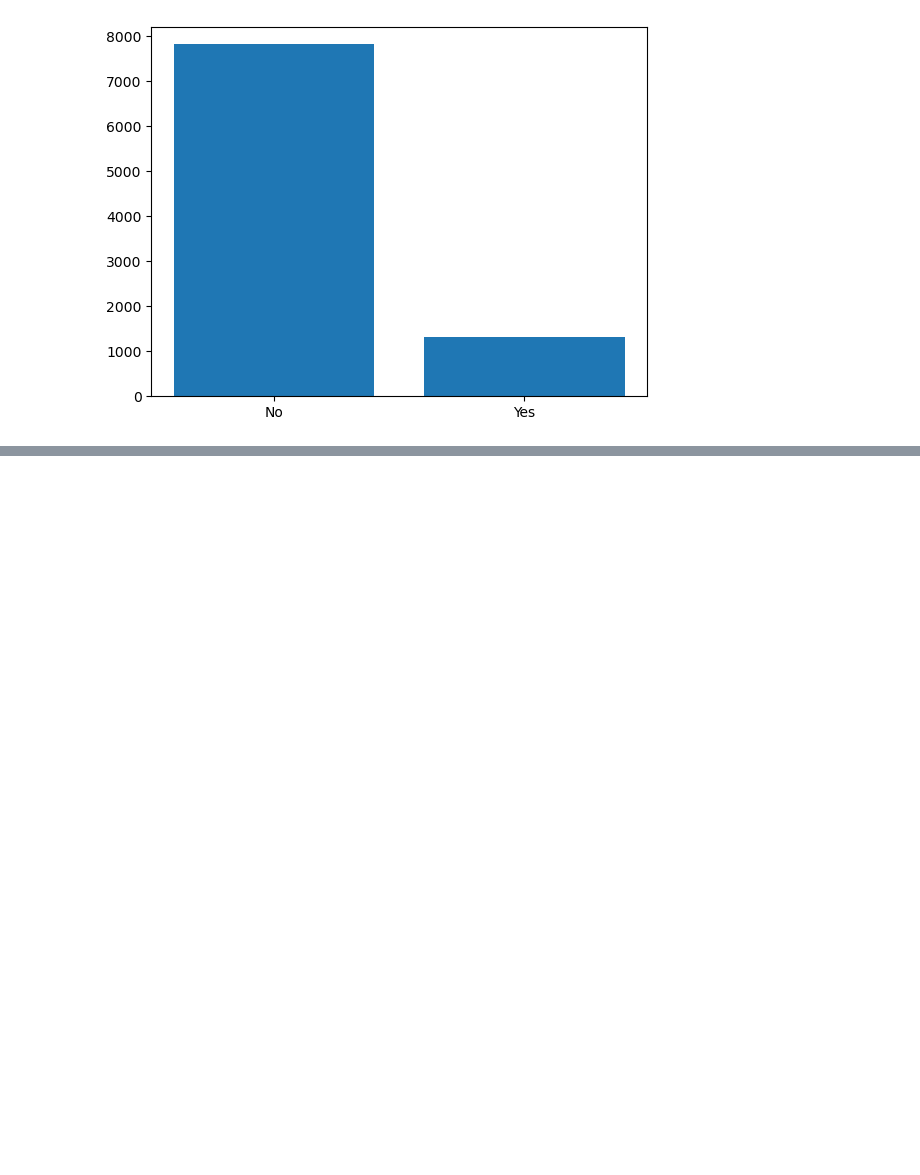
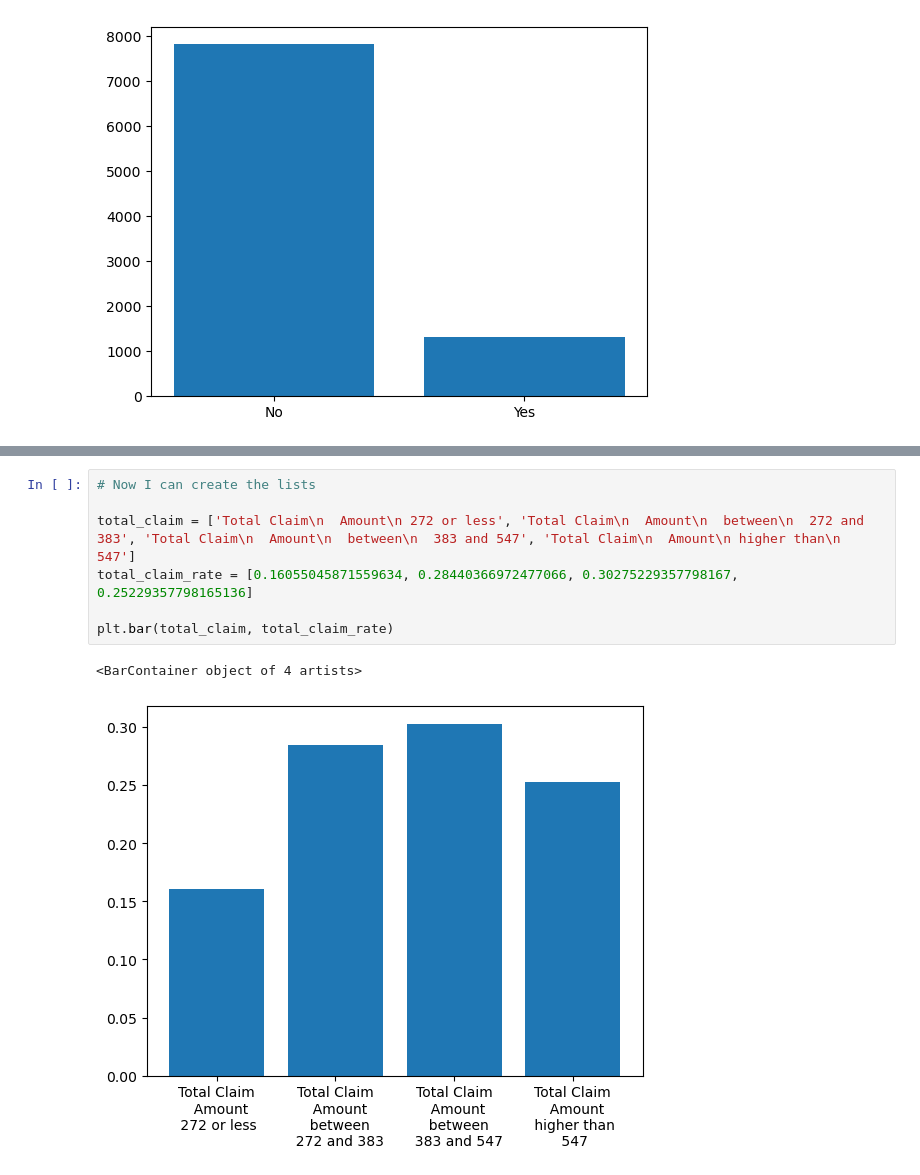
Before and after one commit to larahdm2/lab-customer-analysis-round-3, a Jupyter notebook: lab-customer-analysis-round-3.ipynb, the cells around one changed output, grey strips where cells are left out. Drawn from its saved outputs; the diff is of its cells as text; blank space fills up the shorter version.

```diff
--- a/lab-customer-analysis-round-3.ipynb
+++ b/lab-customer-analysis-round-3.ipynb
@@ -109,0 +145,10 @@ Show a plot of the response rate by the total claim amount.
+# %%
+# Now I can create the lists
+
+total_claim = ['Total Claim\n  Amount\n 272 or less', 'Total Claim\n  Amount\n  between\n  272 and 383', 'Total Claim\n  Amount\n  between\n  383 and 547', 'Total Claim\n  Amount\n higher than\n 547']
+total_claim_rate = [0.16055045871559634, 0.28440366972477066, 0.30275229357798167, 0.25229357798165136]
+
+plt.bar(total_claim, total_claim_rate)
+# %% [output]
+<BarContainer object of 4 artists>
+[figure, added]
```
Also changed, not shown: parts of 18 cells of this notebook, 2 other files.
